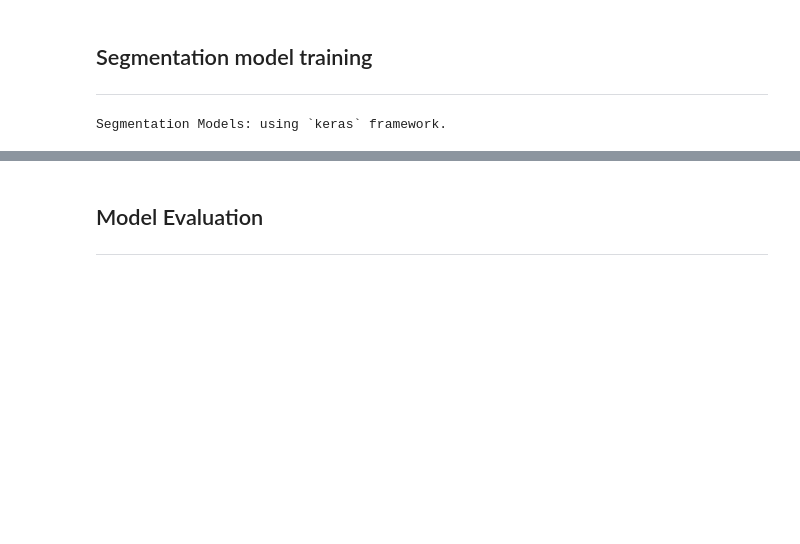
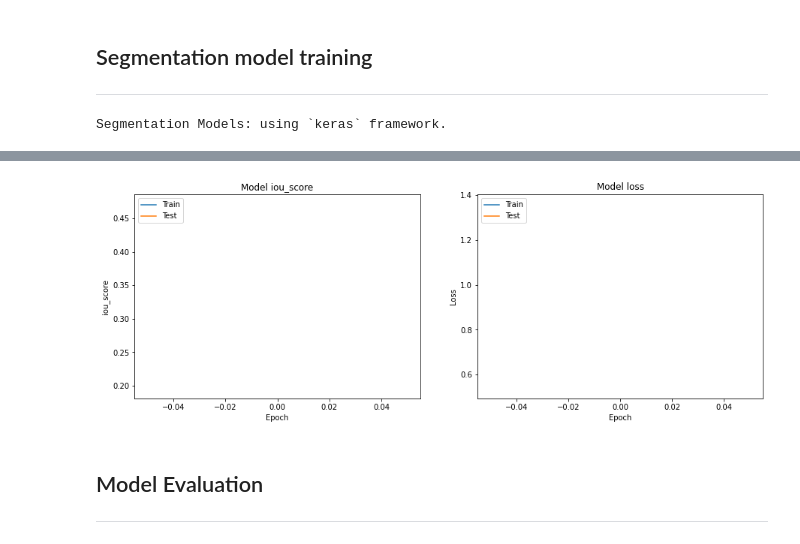
Before and after one commit to AIFFEL-FREESIA/Model, a Jupyter notebook: E3_Unet_building_256_256_crop.ipynb, the cells around one changed output, grey strips where cells are left out. Drawn from its saved outputs; the diff is of its cells as text; code cells hidden in the pictures; blank space fills up the shorter version.

```diff
--- a/E3_Unet_building_256_256_crop.ipynb
+++ b/E3_Unet_building_256_256_crop.ipynb
@@ -518,7 +549,7 @@ BACKBONE = 'efficientnetb3'
 BATCH_SIZE = 8
 CLASSES = ['building']
 LR = 0.0001
-EPOCHS = 40
+EPOCHS = 1
 
 preprocess_input = sm.get_preprocessing(BACKBONE)
 # %%
@@ -572,7 +603,7 @@ valid_dataloader = Dataloder(valid_dataset, batch_size=1, shuffle=False)
 
 # define callbacks for learning rate scheduling and best checkpoints saving
 callbacks = [
-    keras.callbacks.ModelCheckpoint('./E3_best_model.h5', save_weights_only=True, save_best_only=True, mode='min'),
+    keras.callbacks.ModelCheckpoint('./E3_2_best_model.h5', save_weights_only=True, save_best_only=True, mode='min'),
     keras.callbacks.ReduceLROnPlateau(),
 ]
 # %%
@@ -609,23 +653,25 @@ history.history.keys()
 # %%
 # Plot training & validation iou_score values
 plt.figure(figsize=(15, 5))
 plt.subplot(121)
 plt.plot(history.history['iou_score'])
-# plt.plot(history.history['val_iou_score'])
+plt.plot(history.history['val_iou_score'])
 plt.title('Model iou_score')
 plt.ylabel('iou_score')
 plt.xlabel('Epoch')
 plt.legend(['Train', 'Test'], loc='upper left')
 
 # Plot training & validation loss values
 plt.subplot(122)
 plt.plot(history.history['loss'])
-# plt.plot(history.history['val_loss'])
+plt.plot(history.history['val_loss'])
 plt.title('Model loss')
 plt.ylabel('Loss')
 plt.xlabel('Epoch')
 plt.legend(['Train', 'Test'], loc='upper left')
 plt.show()
+# %% [output]
+[figure, added]
 # %% [markdown]
 ## Model Evaluation
 ---
```
Also changed, not shown: parts of 20 cells of this notebook.
